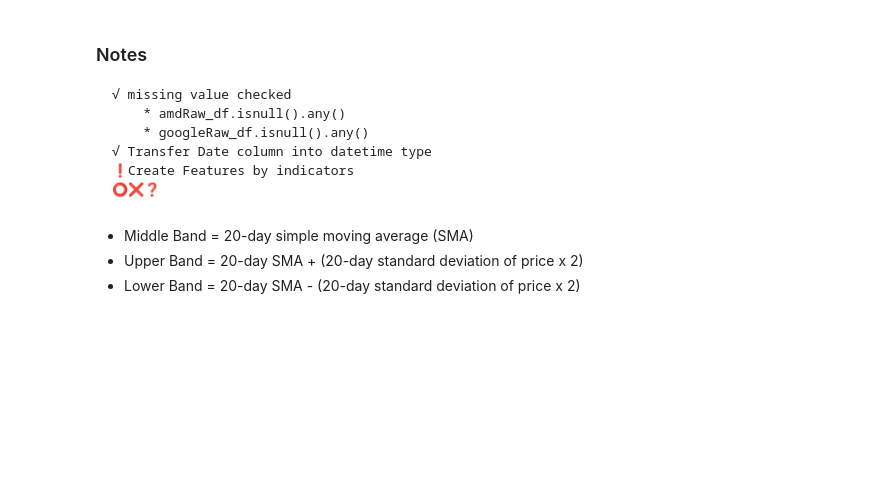
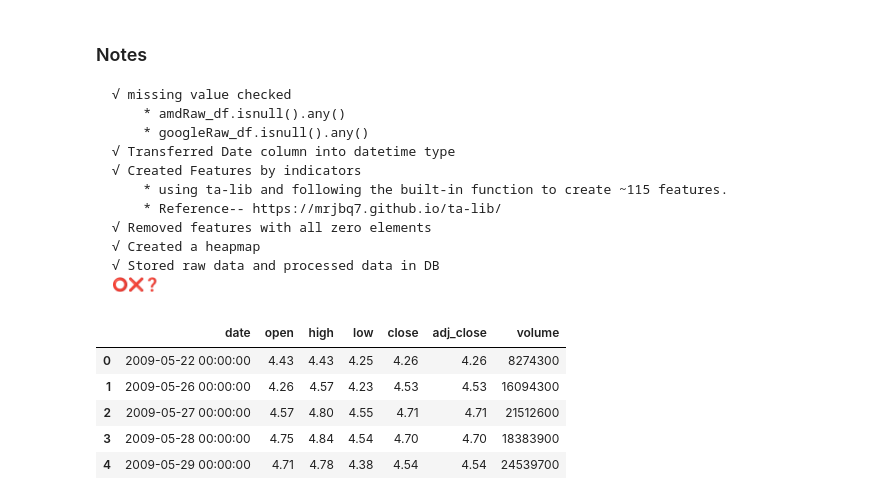
Before and after one commit to Joe-Caoqi/Stock-Trend-Prediction-Using-Machine-Learning-Algorithms, a Jupyter notebook: data_processing.ipynb, the cells around one changed output. Cells and saved outputs as stored; diff of their text form; code cells hidden in the pictures; blank space fills up the shorter version.

Commit message:
all technical indicators are created

```diff
--- a/data_processing.ipynb
+++ b/data_processing.ipynb
@@ -12,7 +25,12 @@ os.chdir("/Users/joecao/Documents/Upenn/Courses/CIS520/cis520project")  # change
     √ missing value checked
         * amdRaw_df.isnull().any()
         * googleRaw_df.isnull().any()
-    √ Transfer Date column into datetime type
-    ❗Create Features by indicators
+    √ Transferred Date column into datetime type
+    √ Created Features by indicators
+        * using ta-lib and following the built-in function to create ~115 features.
+        * Reference-- https://mrjbq7.github.io/ta-lib/
+    √ Removed features with all zero elements
+    √ Created a heapmap
+    √ Stored raw data and processed data in DB
     ⭕❌❓
 # %%
@@ -28,6 +44,2 @@ engine = sqlite3.connect('stock_price_DB')
 amd_raw_df.to_sql('amd_raw',con=engine,if_exists='replace',index=False)
 google_raw_df.to_sql('google_raw',con=engine,if_exists='replace',index=False)
-# %% [markdown]
-  * Middle Band = 20-day simple moving average (SMA)
-  * Upper Band = 20-day SMA + (20-day standard deviation of price x 2)
-  * Lower Band = 20-day SMA - (20-day standard deviation of price x 2)
@@ -41,0 +46,11 @@ def create_features(df):
+# %%
+amd_raw_df=pd.read_sql_query('select * from amd_raw', engine)
+google_raw_df=pd.read_sql_query('select * from google_raw', engine)
+amd_raw_df.head()
+# %% [output]
+|  | date | open | high | low | close | adj_close | volume |
+| 0 | 2009-05-22 00:00:00 | 4.43 | 4.43 | 4.25 | 4.26 | 4.26 | 8274300 |
+| 1 | 2009-05-26 00:00:00 | 4.26 | 4.57 | 4.23 | 4.53 | 4.53 | 16094300 |
+| 2 | 2009-05-27 00:00:00 | 4.57 | 4.80 | 4.55 | 4.71 | 4.71 | 21512600 |
+| 3 | 2009-05-28 00:00:00 | 4.75 | 4.84 | 4.54 | 4.70 | 4.70 | 18383900 |
+| 4 | 2009-05-29 00:00:00 | 4.71 | 4.78 | 4.38 | 4.54 | 4.54 | 24539700 |
```
Also changed, not shown: parts of 16 cells of this notebook, 1 other file.
